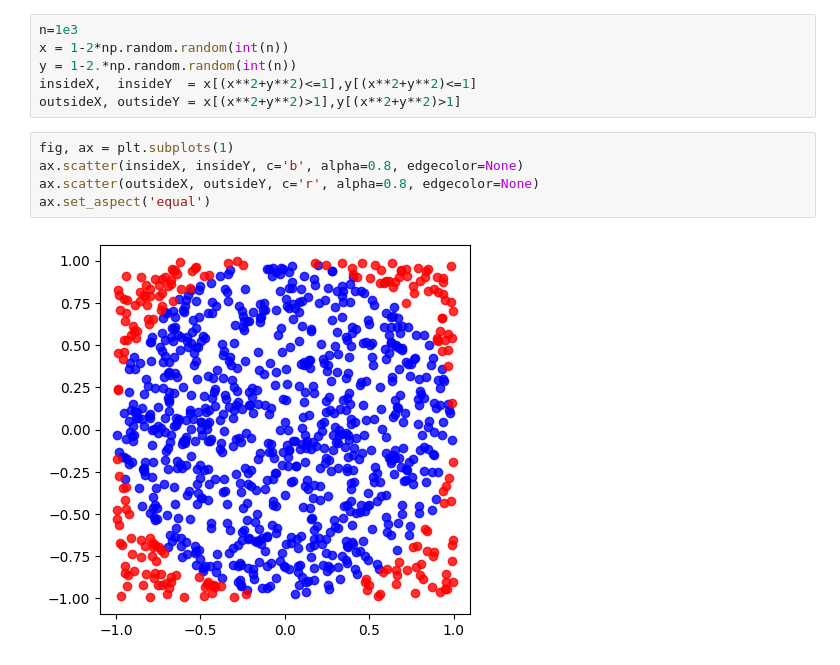
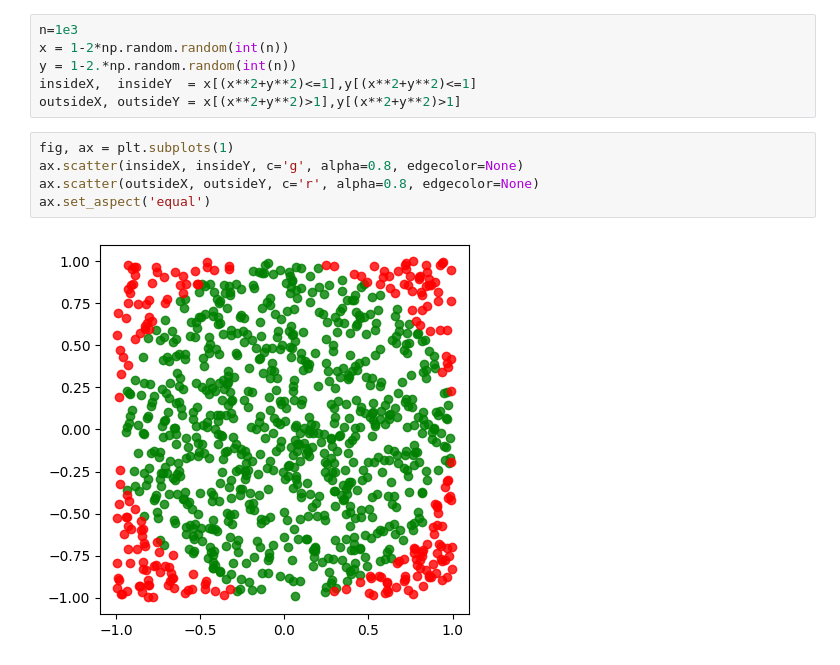
Before and after one commit to pinechunk/jyp_files, a Jupyter notebook: Monte-Carlo Method.ipynb, the cells around one changed output. Drawn from its saved outputs; the diff is of its cells as text.

```diff
--- a/Monte-Carlo Method.ipynb
+++ b/Monte-Carlo Method.ipynb
@@ -10,8 +10,8 @@ insideX,  insideY  = x[(x**2+y**2)<=1],y[(x**2+y**2)<=1]
 outsideX, outsideY = x[(x**2+y**2)>1],y[(x**2+y**2)>1]
 # %%
 fig, ax = plt.subplots(1)
-ax.scatter(insideX, insideY, c='b', alpha=0.8, edgecolor=None)
+ax.scatter(insideX, insideY, c='g', alpha=0.8, edgecolor=None)
 ax.scatter(outsideX, outsideY, c='r', alpha=0.8, edgecolor=None)
 ax.set_aspect('equal')
 # %% [output]
-[figure, old version]
+[figure, new version]
```
Also changed, not shown: 1 other file.
